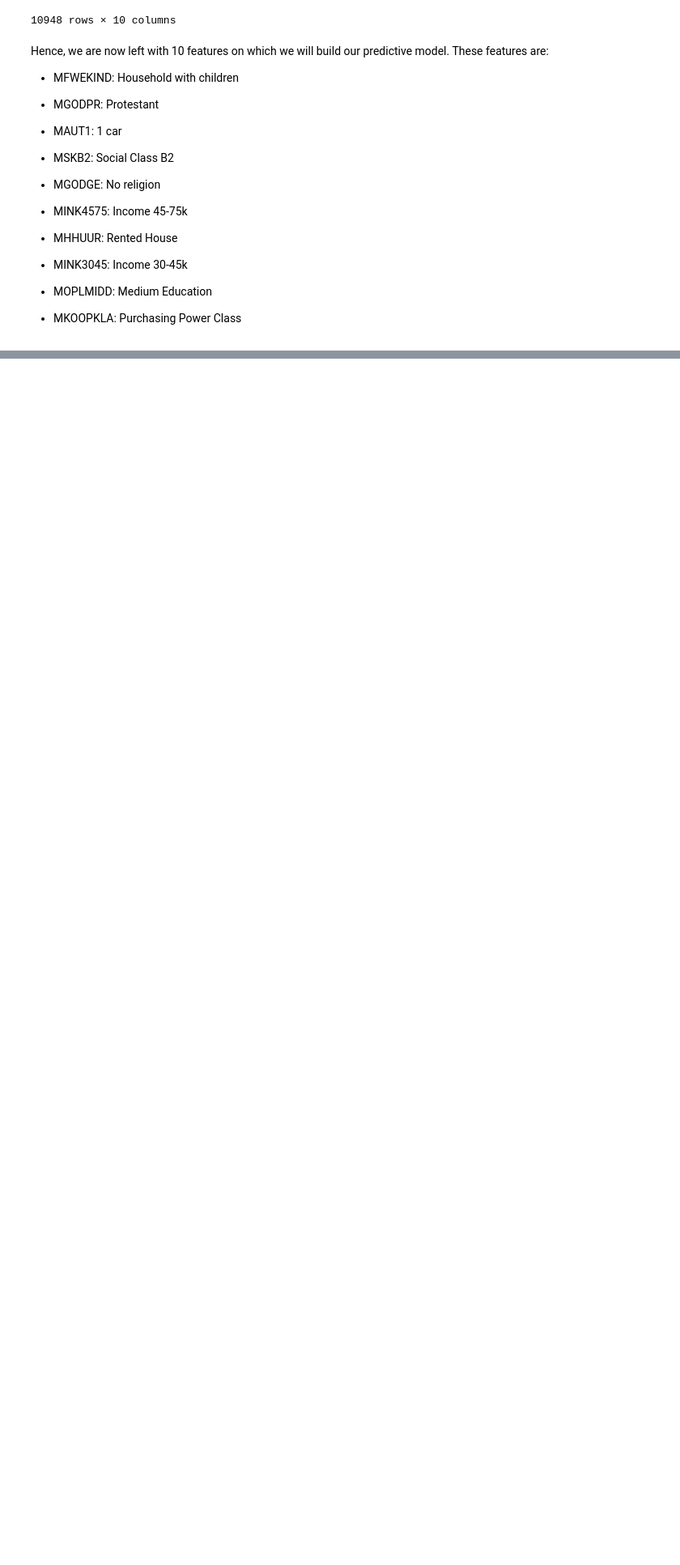
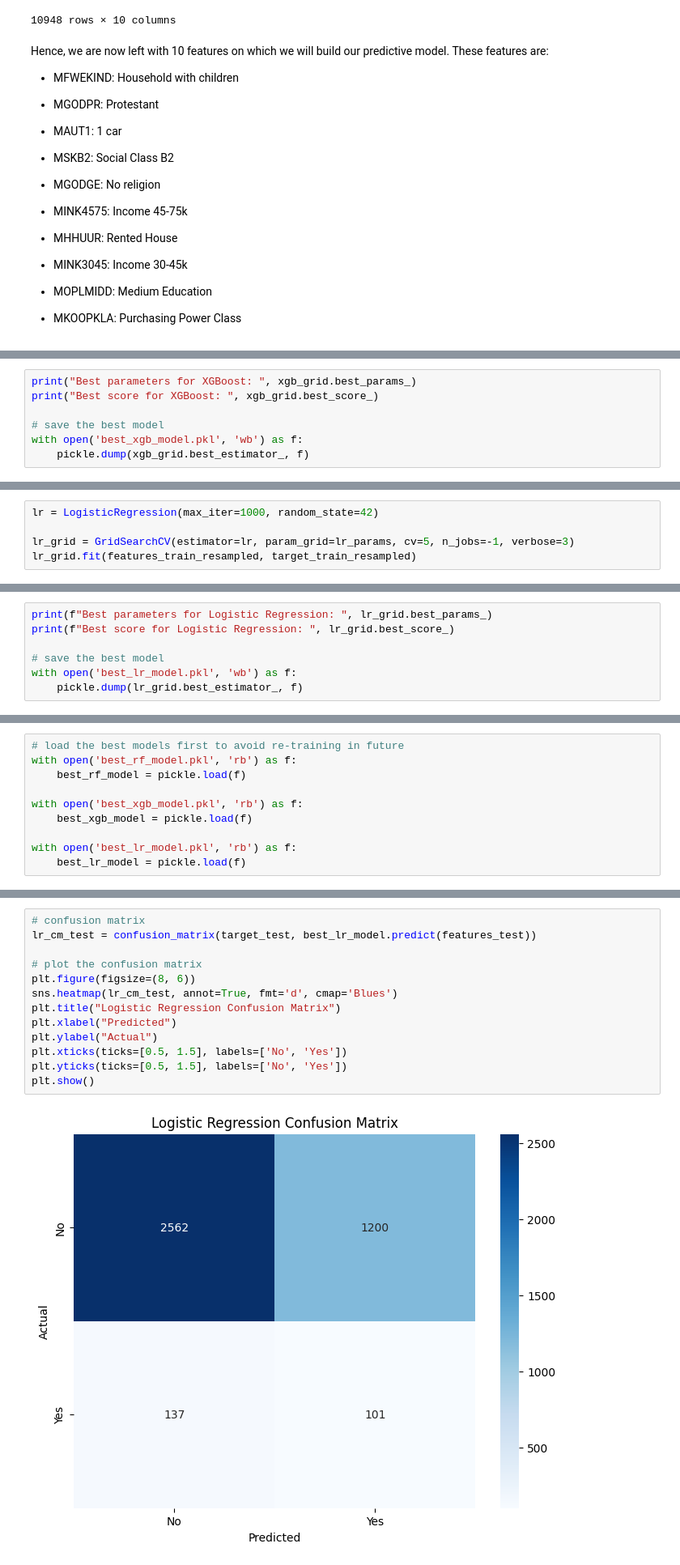
Before and after one commit to ali-ahad/tic-coil2000-eda-and-prediction, a Jupyter notebook: tic_coil2000_eda_and_prediction.ipynb, the cells around one changed output, grey strips where cells are left out. Shown at 81% size. Saved outputs shown, nothing was run; the diff lists cells and outputs as text; blank space fills up the shorter version.

```diff
--- a/tic_coil2000_eda_and_prediction.ipynb
+++ b/tic_coil2000_eda_and_prediction.ipynb
@@ -666,0 +829,7 @@ Hence, we are now left with 10 features on which we will build our predictive mo
+# %%
+print("Best parameters for XGBoost: ", xgb_grid.best_params_)
+print("Best score for XGBoost: ", xgb_grid.best_score_)
+
+# save the best model
+with open('best_xgb_model.pkl', 'wb') as f:
+    pickle.dump(xgb_grid.best_estimator_, f)
@@ -666,0 +841,5 @@ Hence, we are now left with 10 features on which we will build our predictive mo
+# %%
+lr = LogisticRegression(max_iter=1000, random_state=42)
+
+lr_grid = GridSearchCV(estimator=lr, param_grid=lr_params, cv=5, n_jobs=-1, verbose=3)
+lr_grid.fit(features_train_resampled, target_train_resampled)
@@ -666,0 +887,7 @@ Hence, we are now left with 10 features on which we will build our predictive mo
+# %%
+print(f"Best parameters for Logistic Regression: ", lr_grid.best_params_)
+print(f"Best score for Logistic Regression: ", lr_grid.best_score_)
+
+# save the best model
+with open('best_lr_model.pkl', 'wb') as f:
+    pickle.dump(lr_grid.best_estimator_, f)
@@ -666,0 +899,10 @@ Hence, we are now left with 10 features on which we will build our predictive mo
+# %%
+# load the best models first to avoid re-training in future
+with open('best_rf_model.pkl', 'rb') as f:
+    best_rf_model = pickle.load(f)
+
+with open('best_xgb_model.pkl', 'rb') as f:
+    best_xgb_model = pickle.load(f)
+
+with open('best_lr_model.pkl', 'rb') as f:
+    best_lr_model = pickle.load(f)
@@ -666,0 +940,15 @@ Hence, we are now left with 10 features on which we will build our predictive mo
+# %%
+# confusion matrix
+lr_cm_test = confusion_matrix(target_test, best_lr_model.predict(features_test))
+
+# plot the confusion matrix
+plt.figure(figsize=(8, 6))
+sns.heatmap(lr_cm_test, annot=True, fmt='d', cmap='Blues')
+plt.title("Logistic Regression Confusion Matrix")
+plt.xlabel("Predicted")
+plt.ylabel("Actual")
+plt.xticks(ticks=[0.5, 1.5], labels=['No', 'Yes'])
+plt.yticks(ticks=[0.5, 1.5], labels=['No', 'Yes'])
+plt.show()
+# %% [output]
+[figure, added]
```
Also changed, not shown: parts of 51 cells of this notebook, 1 other file.
